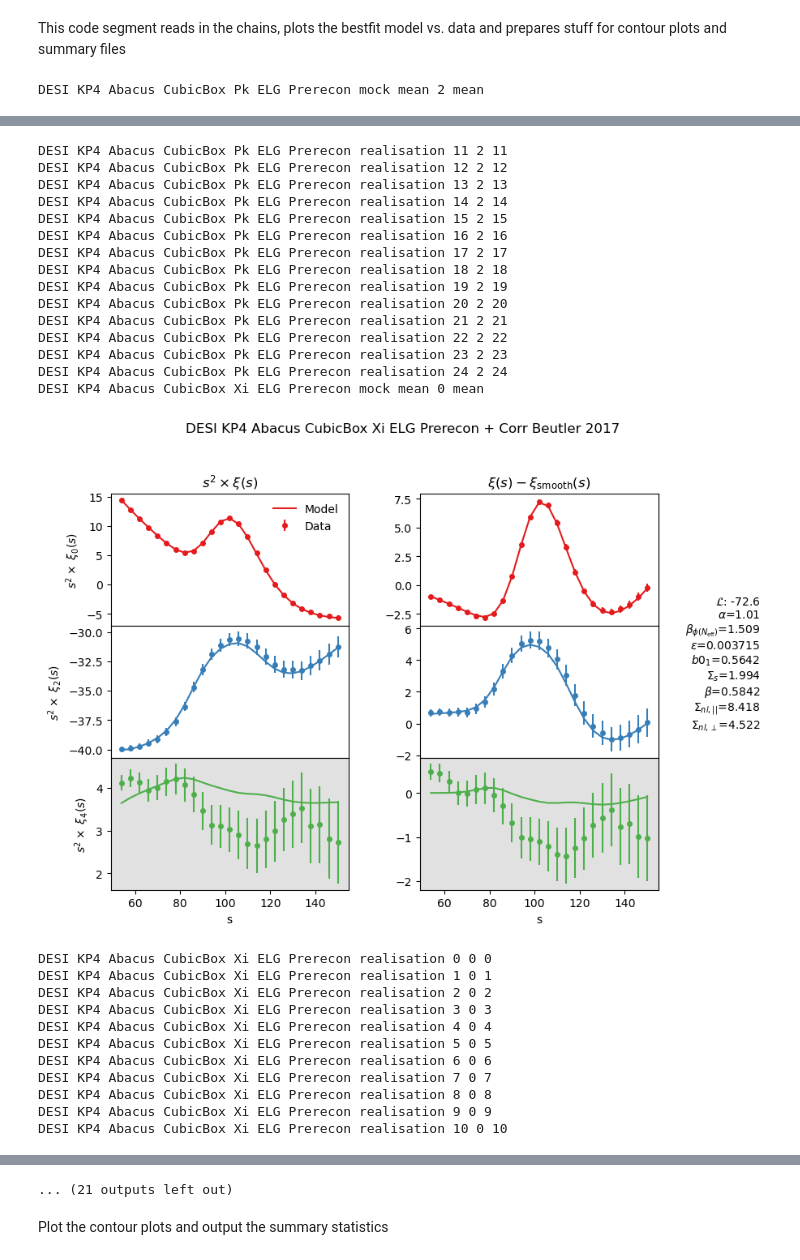
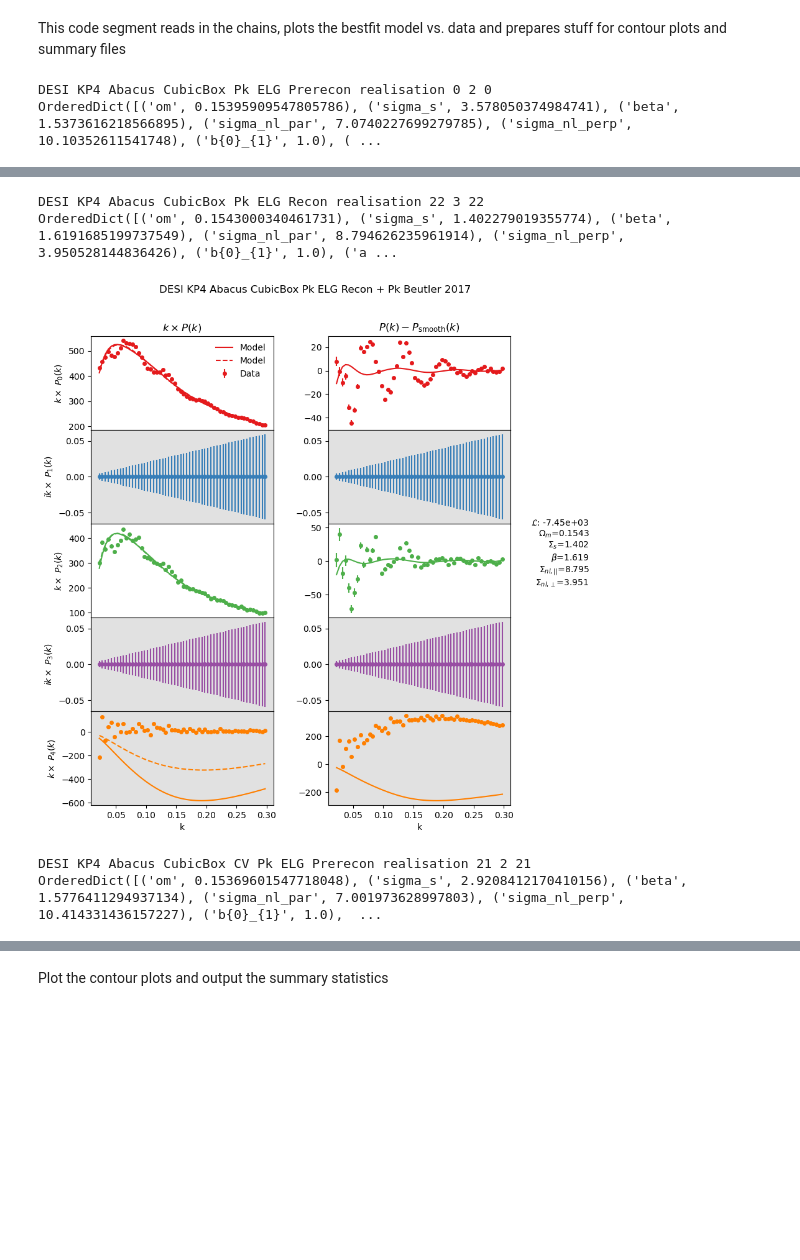
Before and after one commit to abbew25/Barry, a Jupyter notebook: cosmodesi_KP4ELG_examplecode_make_picklefiles/plot_desi_kp4_abacus_cubic_ELG.ipynb, the cells around one changed output, grey strips where cells are left out. Cells and saved outputs as stored; diff of their text form; code cells hidden in the pictures; blank space fills up the shorter version.

Commit message:
push changes to config files/ plot files / testing stuff files

```diff
--- a/cosmodesi_KP4ELG_examplecode_make_picklefiles/plot_desi_kp4_abacus_cubic_ELG.ipynb
+++ b/cosmodesi_KP4ELG_examplecode_make_picklefiles/plot_desi_kp4_abacus_cubic_ELG.ipynb
@@ -28,11 +28,11 @@ from barry.utils import weighted_avg_and_cov # function for getting avg and cova
 # Read in the fitter class to get all the info on the fit
 #pfn = "../plots/desi_kp4_abacus_cubic_ELG/output/desi_kp4_abacus_cubic_ELG.fitter.pkl"
 
-omega_matter_free = False
+omega_matter_free = True
 
 neff_free = False
 
-phase_shift_free = True #False
+phase_shift_free = False #False
 
 CV = False
 
@@ -116,9 +116,9 @@ for posterior, weight, chain, evidence, model, data, extra in fitter.load():
     #df = df.rename(columns={r'$\beta_{\\phi(N_{\mathrm{eff}})}$' : r'$\beta_{\phi(N_{\mathrm{eff}})}$'})
 
     # Compute alpha_par and alpha_perp for each point in the chain
-    alpha_par, alpha_perp = model.get_alphas(df["$\\alpha$"].to_numpy(), df["$\\epsilon$"].to_numpy())
-    df["$\\alpha_\\parallel$"] = alpha_par
-    df["$\\alpha_\\perp$"] = alpha_perp
+    # alpha_par, alpha_perp = model.get_alphas(df["$\\alpha$"].to_numpy(), df["$\\epsilon$"].to_numpy())
+    # df["$\\alpha_\\parallel$"] = alpha_par
+    # df["$\\alpha_\\perp$"] = alpha_perp
 
     # Get the MAP (maximum a posteriori) point and set the model up at this point
     model.set_data(data)
@@ -131,8 +131,8 @@ for posterior, weight, chain, evidence, model, data, extra in fitter.load():
         model.set_default(name, val)
 
     # Get some useful properties of the fit, and plot the MAP model against the data if it's the mock mean or realisation 10 (chosen randomly!)
-    display = True if realisation == "mean" or realisation == "10" else False
-    #print(params_dict)
+    display = True# if realisation == "mean" or realisation == "10" else False
+    print(params_dict)
     new_chi_squared, dof, bband, mods, smooths = model.plot(params_dict, display=display)
 
     # Add the chain or MAP to the Chainconsumer plots
@@ -145,8 +145,8 @@ for posterior, weight, chain, evidence, model, data, extra in fitter.load():
     # Compute some summary statistics and add them to a dictionary
 
     params = [
-                "$\\alpha_\\parallel$",
-                "$\\alpha_\\perp$",
+              #  "$\\alpha_\\parallel$",
+              #  "$\\alpha_\\perp$",
                 "$\\Sigma_{nl,||}$",
                 "$\\Sigma_{nl,\\perp}$",
                 "$\\Sigma_s$"
@@ -188,7 +188,7 @@ for posterior, weight, chain, evidence, model, data, extra in fitter.load():
 #         beta_mean += weighted_avg_and_cov(df["$\\beta$"], weight, axis=0)[0]
 
 #     print(mean)
-    #continue
+    continue
     if omega_matter_free: ###################################
 
         corr_alpha_para_perp = cov[1, 0] / np.sqrt(cov[0, 0] * cov[1, 1])
@@ -309,4 +309,5 @@ for posterior, weight, chain, evidence, model, data, extra in fitter.load():
             )
         #print('test')
 # %% [output]
-DESI KP4 Abacus CubicBox Pk ELG Prerecon mock mean 2 mean
+DESI KP4 Abacus CubicBox Pk ELG Prerecon realisation 0 2 0
+OrderedDict([('om', 0.15395909547805786), ('sigma_s', 3.578050374984741), ('beta', 1.5373616218566895), ('sigma_nl_par', 7.0740227699279785), ('sigma_nl_perp', 10.10352611541748), ('b{0}_{1}', 1.0), ( ...
@@ -326,27 +318,5 @@ DESI KP4 Abacus CubicBox Pk ELG Prerecon realisation 10 2 10
-DESI KP4 Abacus CubicBox Pk ELG Prerecon realisation 11 2 11
-DESI KP4 Abacus CubicBox Pk ELG Prerecon realisation 12 2 12
-DESI KP4 Abacus CubicBox Pk ELG Prerecon realisation 13 2 13
-DESI KP4 Abacus CubicBox Pk ELG Prerecon realisation 14 2 14
-DESI KP4 Abacus CubicBox Pk ELG Prerecon realisation 15 2 15
-DESI KP4 Abacus CubicBox Pk ELG Prerecon realisation 16 2 16
-DESI KP4 Abacus CubicBox Pk ELG Prerecon realisation 17 2 17
-DESI KP4 Abacus CubicBox Pk ELG Prerecon realisation 18 2 18
-DESI KP4 Abacus CubicBox Pk ELG Prerecon realisation 19 2 19
-DESI KP4 Abacus CubicBox Pk ELG Prerecon realisation 20 2 20
-DESI KP4 Abacus CubicBox Pk ELG Prerecon realisation 21 2 21
-DESI KP4 Abacus CubicBox Pk ELG Prerecon realisation 22 2 22
-DESI KP4 Abacus CubicBox Pk ELG Prerecon realisation 23 2 23
-DESI KP4 Abacus CubicBox Pk ELG Prerecon realisation 24 2 24
-DESI KP4 Abacus CubicBox Xi ELG Prerecon mock mean 0 mean
+DESI KP4 Abacus CubicBox Pk ELG Recon realisation 22 3 22
+OrderedDict([('om', 0.1543000340461731), ('sigma_s', 1.402279019355774), ('beta', 1.6191685199737549), ('sigma_nl_par', 8.794626235961914), ('sigma_nl_perp', 3.950528144836426), ('b{0}_{1}', 1.0), ('a ...
-[figure, old version]
+[figure, new version]
-DESI KP4 Abacus CubicBox Xi ELG Prerecon realisation 0 0 0
-DESI KP4 Abacus CubicBox Xi ELG Prerecon realisation 1 0 1
-DESI KP4 Abacus CubicBox Xi ELG Prerecon realisation 2 0 2
-DESI KP4 Abacus CubicBox Xi ELG Prerecon realisation 3 0 3
-DESI KP4 Abacus CubicBox Xi ELG Prerecon realisation 4 0 4
-DESI KP4 Abacus CubicBox Xi ELG Prerecon realisation 5 0 5
-DESI KP4 Abacus CubicBox Xi ELG Prerecon realisation 6 0 6
-DESI KP4 Abacus CubicBox Xi ELG Prerecon realisation 7 0 7
-DESI KP4 Abacus CubicBox Xi ELG Prerecon realisation 8 0 8
-DESI KP4 Abacus CubicBox Xi ELG Prerecon realisation 9 0 9
-DESI KP4 Abacus CubicBox Xi ELG Prerecon realisation 10 0 10
+DESI KP4 Abacus CubicBox CV Pk ELG Prerecon realisation 21 2 21
+OrderedDict([('om', 0.15369601547718048), ('sigma_s', 2.9208412170410156), ('beta', 1.5776411294937134), ('sigma_nl_par', 7.001973628997803), ('sigma_nl_perp', 10.414331436157227), ('b{0}_{1}', 1.0),  ...
@@ -382,4 +324,3 @@ DESI KP4 Abacus CubicBox Pk ELG Recon realisation 10 3 10
-... (21 outputs left out)
 # %% [markdown]
 Plot the contour plots and output the summary statistics
 # %%
```
Also changed, not shown: parts of 2 cells of this notebook, 9 other files.
